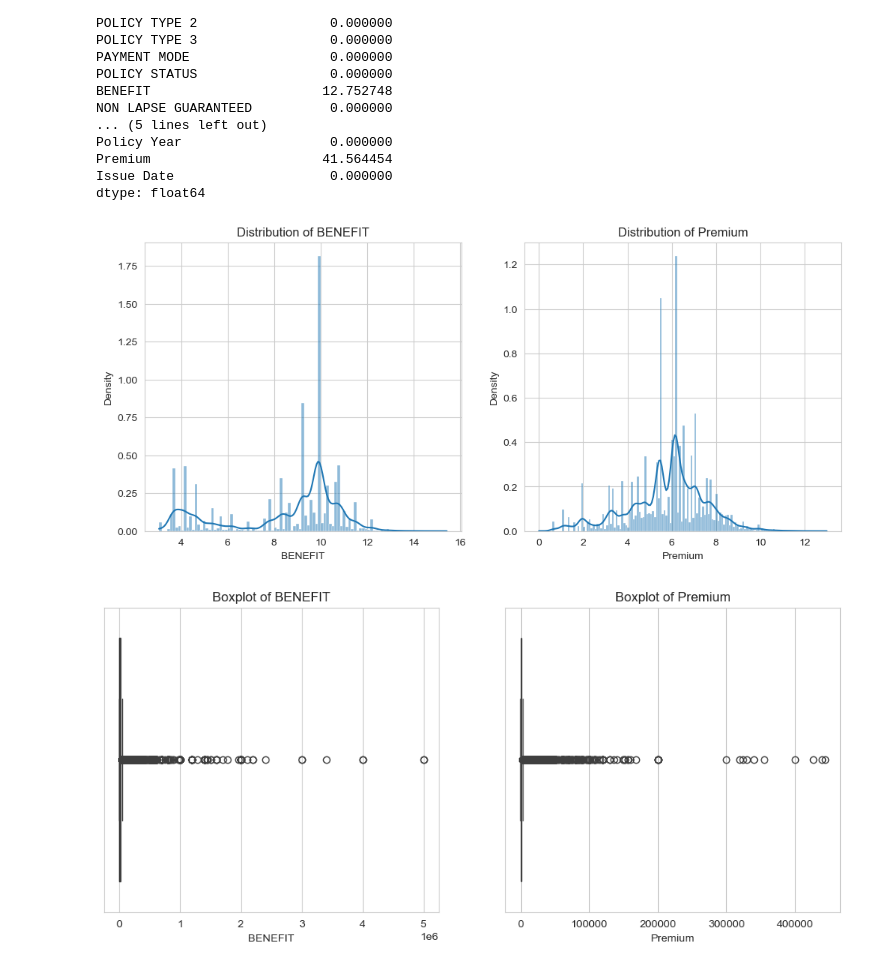
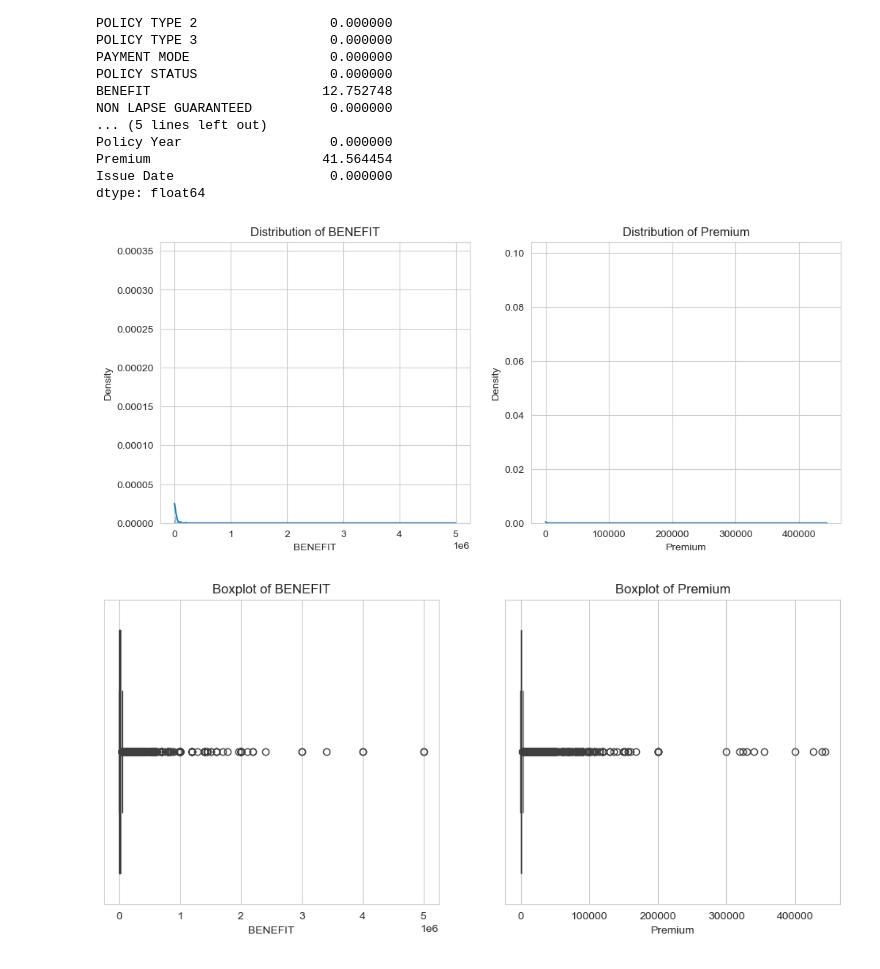
Before and after one commit to henrytan1117/insurance-lapse, a Jupyter notebook: insurance-eda.ipynb, the cells around one changed output. Saved outputs shown, nothing was run; the diff lists cells and outputs as text; code cells hidden in the pictures.

```diff
--- a/insurance-eda.ipynb
+++ b/insurance-eda.ipynb
@@ -94,19 +150,19 @@ dtype: float64
 # %%
 # For missing value, we can do imputation
 # Before that, we check the distribution of BENEFIT and Premium
 # Hard to see
 plt.figure(figsize=(12,5))
 
 plt.subplot(1,2,1)
-sns.histplot(np.log1p(df['BENEFIT']), kde=True, stat='density')
+sns.histplot(df['BENEFIT'], kde=True, stat='density')
 plt.title('Distribution of BENEFIT')
 
 plt.subplot(1,2,2)
-sns.histplot(np.log1p(df['Premium']), kde=True, stat='density')
+sns.histplot(df['Premium'], kde=True, stat='density')
 plt.title('Distribution of Premium')
 plt.show()
 # %% [output]
-[figure, old version]
+[figure, new version]
 # %%
 # Plot the boxplot to see the outliers
 plt.figure(figsize=(12,5))
```
Also changed, not shown: parts of 26 cells of this notebook.
